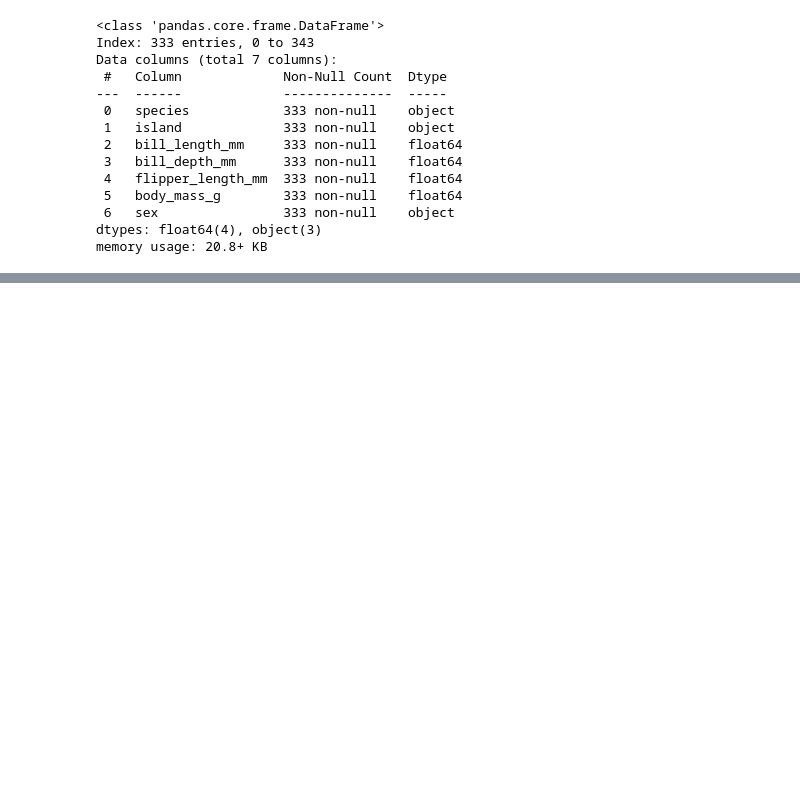
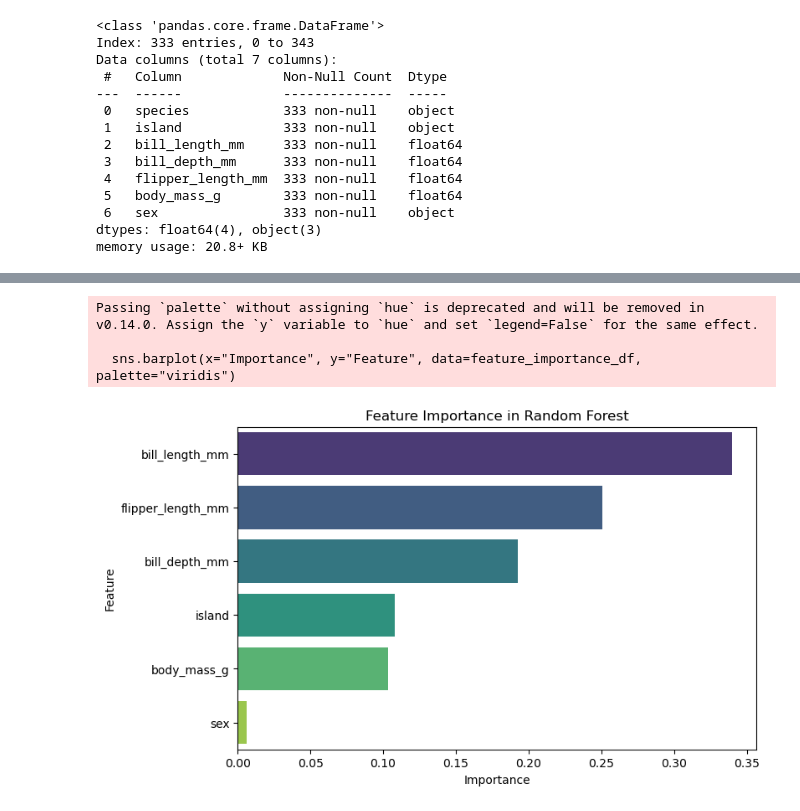
Before and after one commit to hadasssahamase/modeling_projects, a Jupyter notebook: Random_forest.ipynb, the cells around one changed output, grey strips where cells are left out. Drawn from its saved outputs; the diff is of its cells as text; code cells hidden in the pictures; blank space fills up the shorter version.

Commit message:
ANN_modeling

```diff
--- a/Random_forest.ipynb
+++ b/Random_forest.ipynb
@@ -171,4 +177,14 @@ df.head()
-# %%
-# Step 4: Split data into train and test sets
-X = df[["age", "fare", "pclass", "sex"]]  # Features
-y = df["species"]  # Target (1 = survived, 0 = not survived)
+# %%
+ #Step 5: Train a Random Forest model
+# Create Random Forest model
+rf_model = RandomForestClassifier(n_estimators=100, max_depth=5, random_state=42)
+
+# Train the model
+rf_model.fit(X_train, y_train)
+
+# Make predictions
+y_pred = rf_model.predict(X_test)
+
+# Evaluate accuracy
+accuracy = accuracy_score(y_test, y_pred)
+print(f"Model Accuracy: {accuracy:.2f}")
@@ -174,0 +215,19 @@ y = df["species"]  # Target (1 = survived, 0 = not survived)
+# %%
+# feature importannce
+# Get feature importance
+importances = rf_model.feature_importances_
+
+# Convert to DataFrame
+feature_importance_df = pd.DataFrame({"Feature": X.columns, "Importance": importances})
+feature_importance_df = feature_importance_df.sort_values(by="Importance", ascending=False)
+
+# Plot feature importance
+plt.figure(figsize=(8, 5))
+sns.barplot(x="Importance", y="Feature", data=feature_importance_df, palette="viridis")
+plt.title("Feature Importance in Random Forest")
+plt.show()
+# %% [output]
+Passing `palette` without assigning `hue` is deprecated and will be removed in v0.14.0. Assign the `y` variable to `hue` and set `legend=False` for the same effect.
+
+  sns.barplot(x="Importance", y="Feature", data=feature_importance_df, palette="viridis")
+[figure, added]
```
Also changed, not shown: parts of 3 cells of this notebook, 1 other file.
